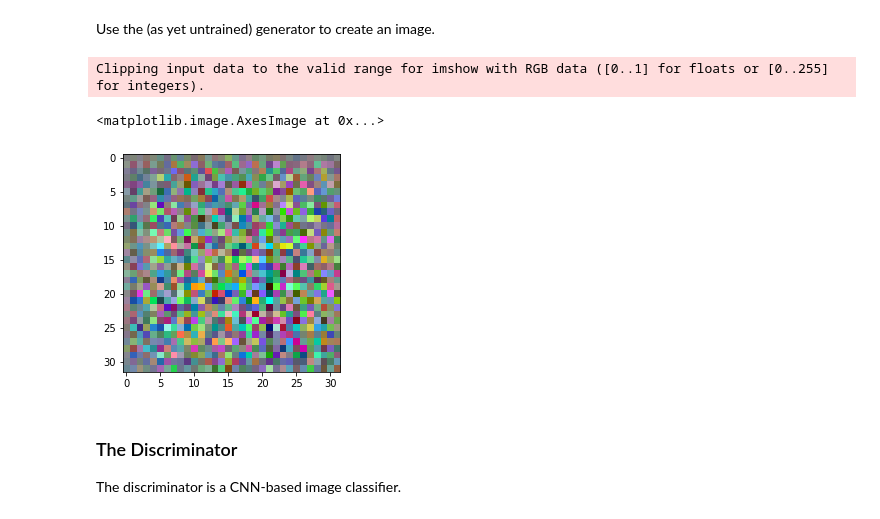
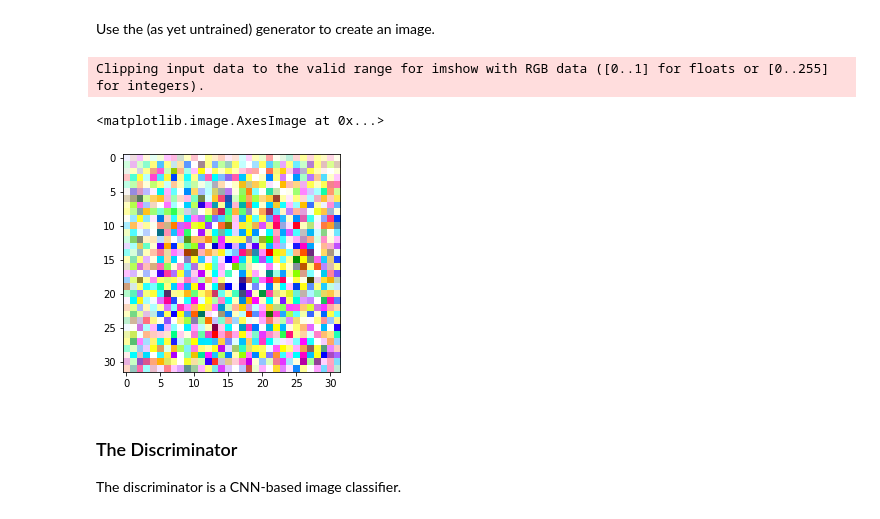
Before and after one commit to qiuyu-jia/20027797, a Jupyter notebook: dcganclfar.ipynb, the cells around one changed output. Cells and saved outputs as stored; diff of their text form; code cells hidden in the pictures.

```diff
--- a/dcganclfar.ipynb
+++ b/dcganclfar.ipynb
@@ -149,14 +151,14 @@ Use the (as yet untrained) generator to create an image.
 # %%
 generator = make_generator_model()
 
 noise = tf.random.normal([1, 100])
 generated_image = generator(noise, training=False)
 
-plt.imshow(generated_image[0, :, :, :]*20+0.5)
+plt.imshow(generated_image[0, :, :, :]*40+0.9)
 # %% [output]
 Clipping input data to the valid range for imshow with RGB data ([0..1] for floats or [0..255] for integers).
 <matplotlib.image.AxesImage at 0x...>
-[figure, old version]
+[figure, new version]
 # %% [markdown]
 ### The Discriminator
 
```
Also changed, not shown: parts of 9 cells of this notebook.
